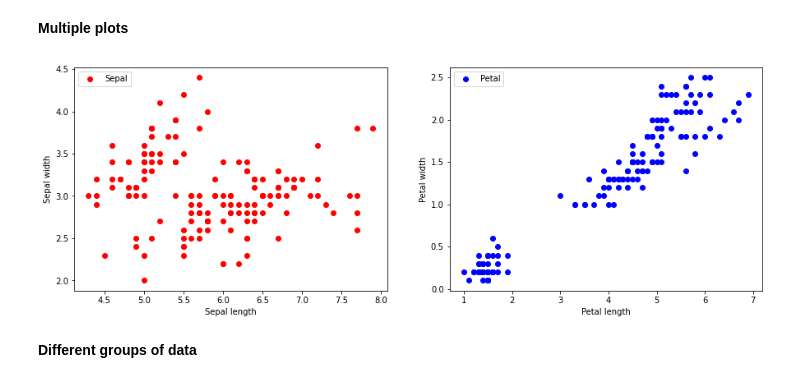
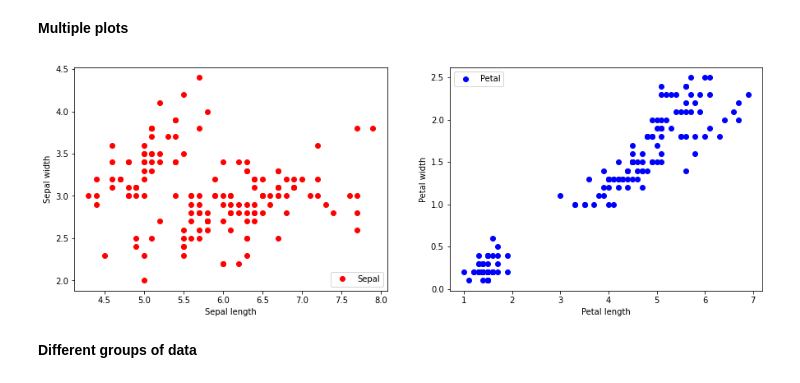
Before and after one commit to SaskaAloric/IntroCompleNeT2023, a Jupyter notebook: Notebooks/CNT_Lesson2.ipynb, the cells around one changed output. Drawn from its saved outputs; the diff is of its cells as text; code cells hidden in the pictures.

```diff
--- a/Notebooks/CNT_Lesson2.ipynb
+++ b/Notebooks/CNT_Lesson2.ipynb
@@ -850,20 +918,20 @@ plt.show()
 # %%
 plt.figure(figsize=(15,5))
 plt.subplot(1,2,1)
 plt.xlabel("Sepal length")
 plt.ylabel("Sepal width")
 plt.plot(data['sepallength'], data['sepalwidth'], 'o', color="r", label="Sepal")
-plt.legend(loc="upper left")
+plt.legend(loc="lower right")
 
 plt.subplot(1,2,2)
 plt.xlabel("Petal length")
 plt.ylabel("Petal width")
 plt.plot(data['petallength'], data['petalwidth'], 'o', color="b", label="Petal")
 plt.legend()
 
 plt.show()
 # %% [output]
-[figure, old version]
+[figure, new version]
 # %% [markdown]
 **Different groups of data**
 # %%
```
Also changed, not shown: parts of 34 cells of this notebook, 1 other file.
